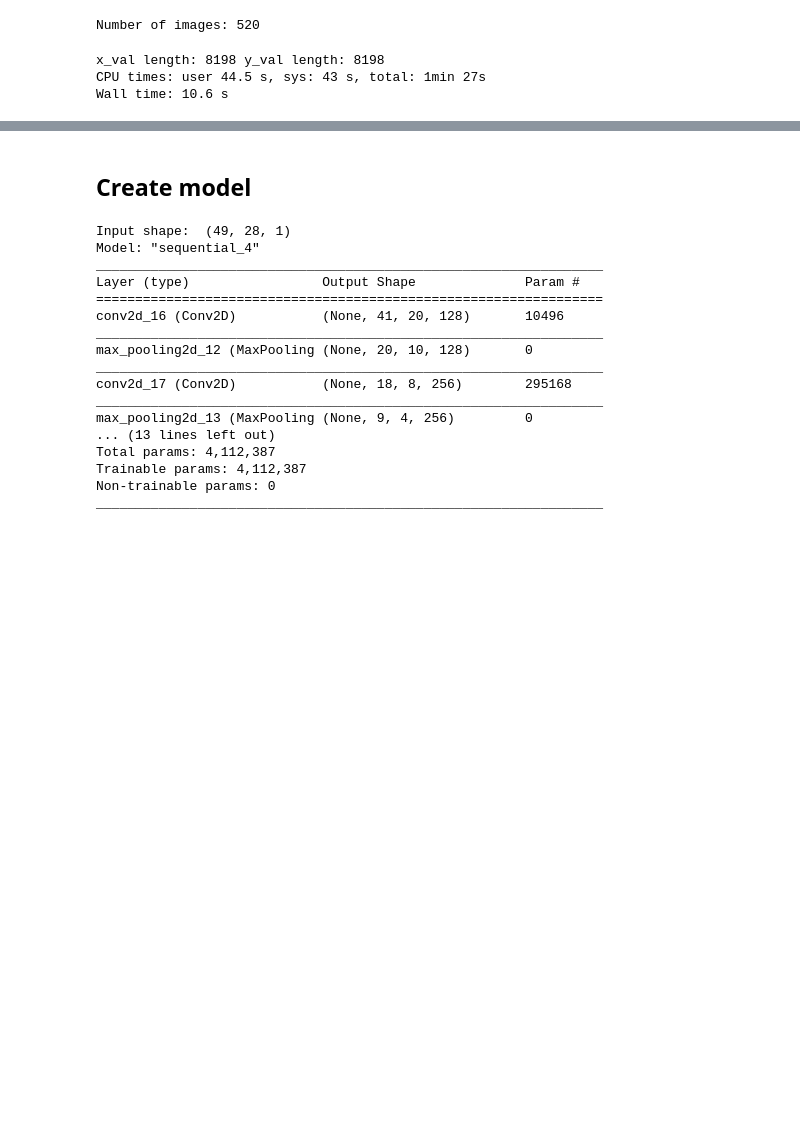
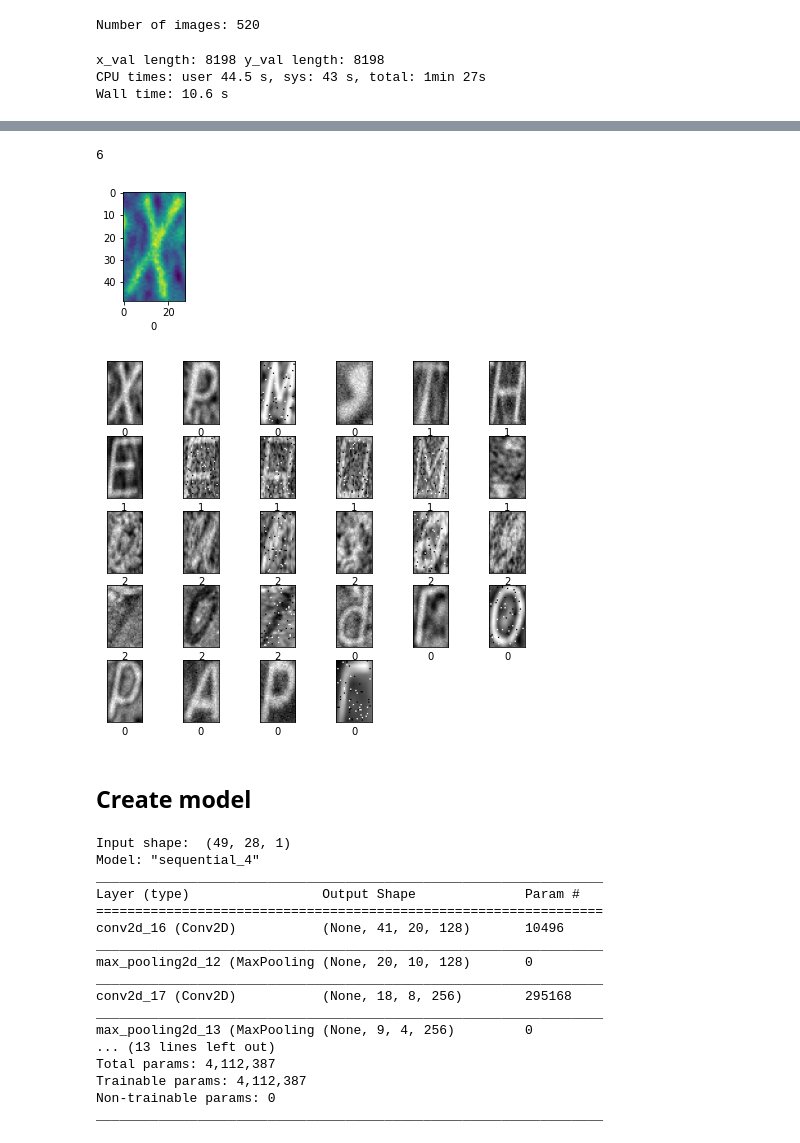
Before and after one commit to ShlomiRex/ocr-font-classifier-model, a Jupyter notebook: main.ipynb, the cells around one changed output, grey strips where cells are left out. Saved outputs shown, nothing was run; the diff lists cells and outputs as text; code cells hidden in the pictures; blank space fills up the shorter version.

```diff
--- a/main.ipynb
+++ b/main.ipynb
@@ -562,3 +566,10 @@ plot_samples(x_val, y_val)
+# %%
+plot_sample(x_val, y_val, 0)
+plot_samples(x_val, y_val)
+# %% [output]
+6
+[figure, added]
+[figure, added]
 # %% [markdown]
 ## Create model
 # %%
```
Also changed, not shown: parts of 5 cells of this notebook, 3 other files.
